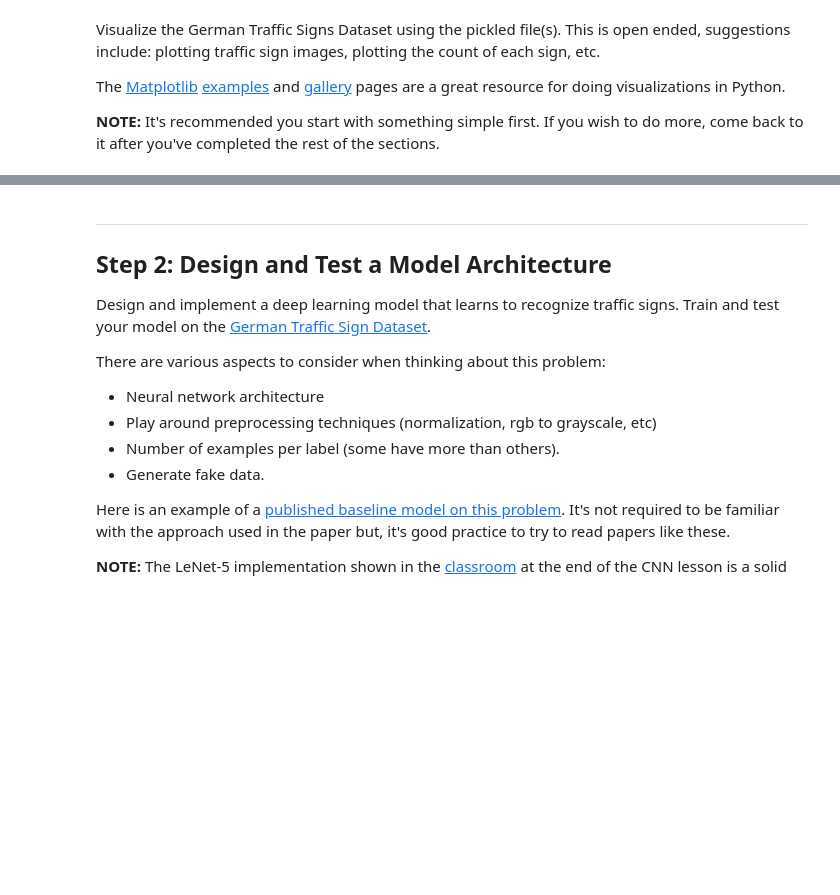
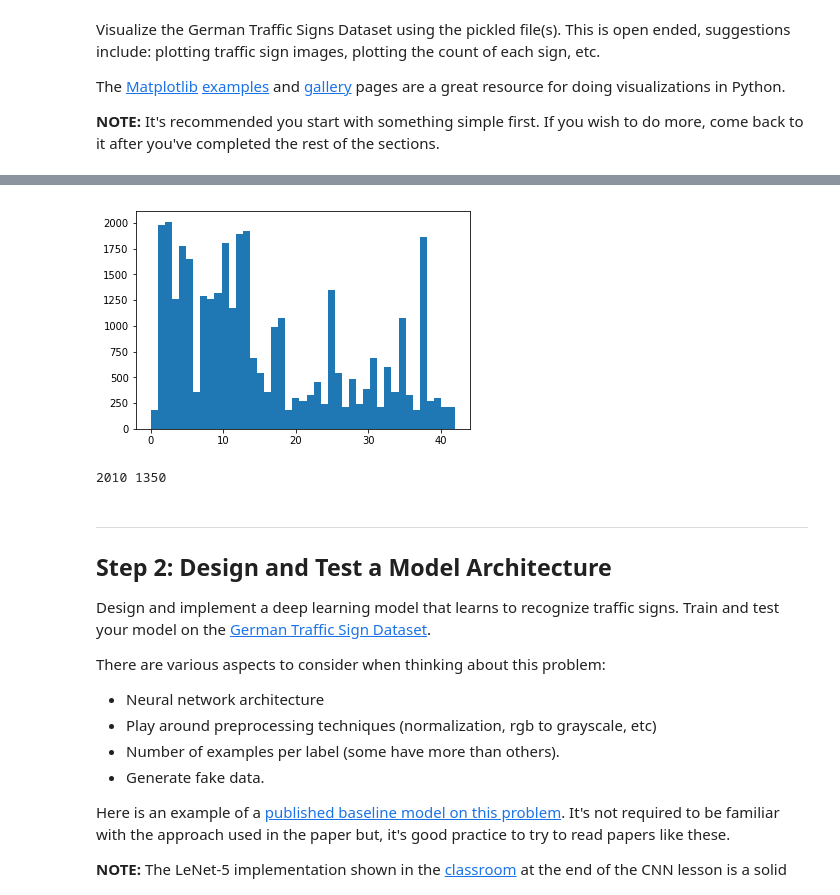
Before and after one commit to josemacenteno/CarND-Traffic-Sign-Classifier-Project, a Jupyter notebook: Traffic_Sign_Classifier.ipynb, the cells around one changed output, grey strips where cells are left out. Cells and saved outputs as stored; diff of their text form; code cells hidden in the pictures; blank space fills up the shorter version.

```diff
--- a/Traffic_Sign_Classifier.ipynb
+++ b/Traffic_Sign_Classifier.ipynb
@@ -133,3 +133,22 @@ plt.show()
+# %%
+import matplotlib.pyplot as plt
+# Visualizations will be shown in the notebook.
+%matplotlib inline
+
+
+import matplotlib.gridspec as gridspec
+import math
+import random
+
+
+plt.hist(y_train_np, n_classes)
+plt.show()
+
+hist, bins = np.histogram(y_train_np, range(n_classes))
+print(hist[2], hist[25])
+# %% [output]
+[figure, added]
+2010 1350
 # %% [markdown]
 ----
 
```
Also changed, not shown: parts of 7 cells of this notebook.
